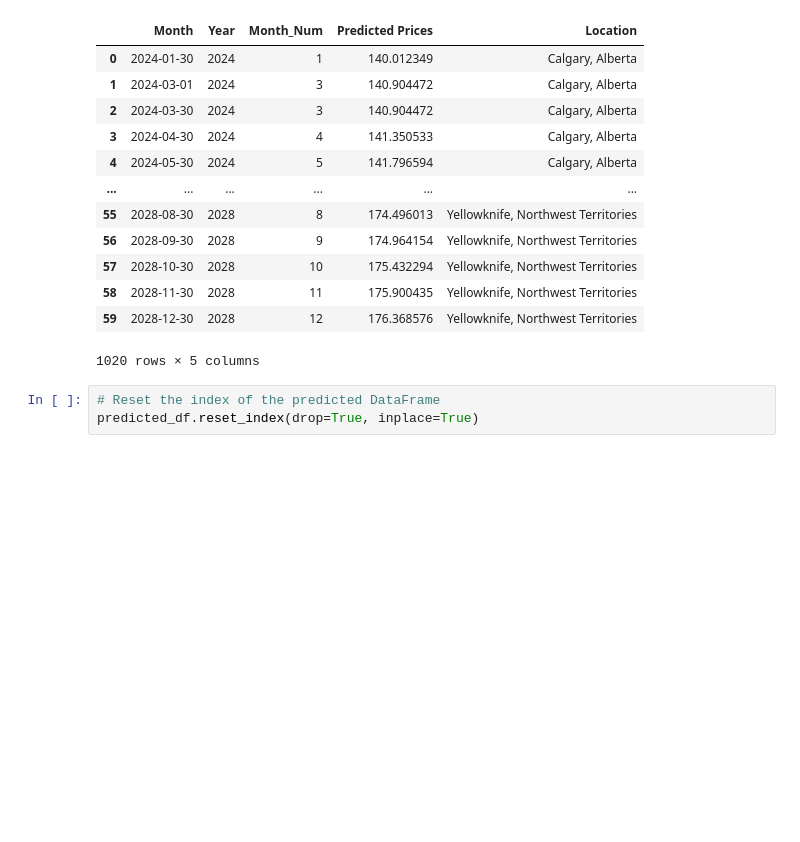
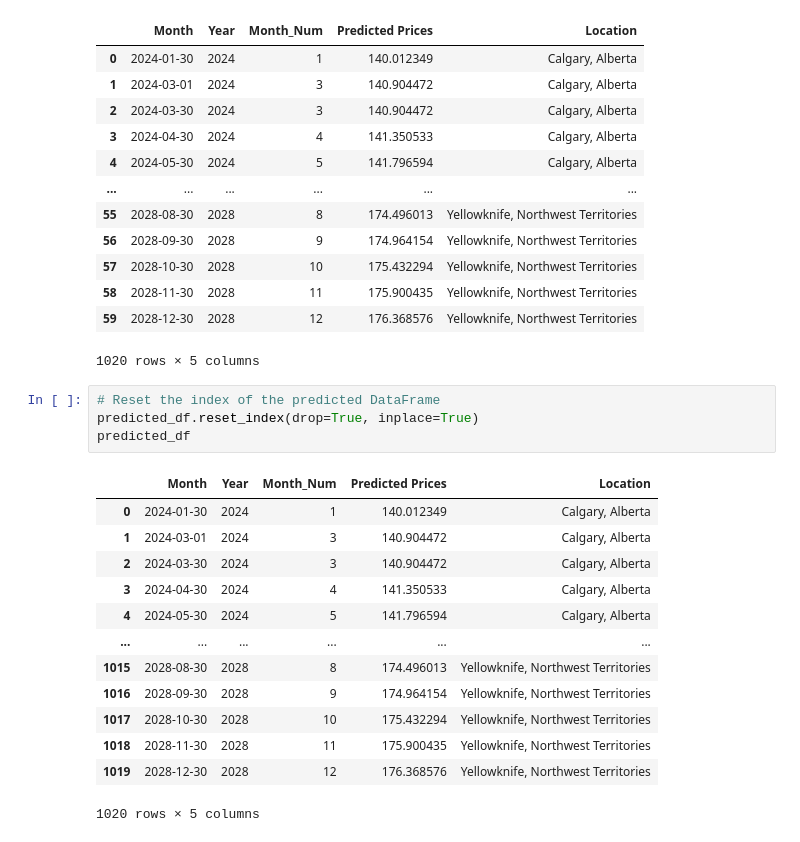
Before and after one commit to Chimanny413/Project_4, a Jupyter notebook: Predictions_Diesel.ipynb, the cells around one changed output. Drawn from its saved outputs; the diff is of its cells as text; blank space fills up the shorter version.

```diff
--- a/Predictions_Diesel.ipynb
+++ b/Predictions_Diesel.ipynb
@@ -109,6 +109,21 @@ predicted_df
 # %%
 # Reset the index of the predicted DataFrame
 predicted_df.reset_index(drop=True, inplace=True)
+predicted_df
+# %% [output]
+|  | Month | Year | Month_Num | Predicted Prices | Location |
+| 0 | 2024-01-30 | 2024 | 1 | 140.012349 | Calgary, Alberta |
+| 1 | 2024-03-01 | 2024 | 3 | 140.904472 | Calgary, Alberta |
+| 2 | 2024-03-30 | 2024 | 3 | 140.904472 | Calgary, Alberta |
+| 3 | 2024-04-30 | 2024 | 4 | 141.350533 | Calgary, Alberta |
+| 4 | 2024-05-30 | 2024 | 5 | 141.796594 | Calgary, Alberta |
+| ... | ... | ... | ... | ... | ... |
+| 1015 | 2028-08-30 | 2028 | 8 | 174.496013 | Yellowknife, Northwest Territories |
+| 1016 | 2028-09-30 | 2028 | 9 | 174.964154 | Yellowknife, Northwest Territories |
+| 1017 | 2028-10-30 | 2028 | 10 | 175.432294 | Yellowknife, Northwest Territories |
+| 1018 | 2028-11-30 | 2028 | 11 | 175.900435 | Yellowknife, Northwest Territories |
+| 1019 | 2028-12-30 | 2028 | 12 | 176.368576 | Yellowknife, Northwest Territories |
+1020 rows × 5 columns
 # %%
 import hvplot.pandas
 # Plotting using hvplot
```
Also changed, not shown: parts of 10 cells of this notebook.
